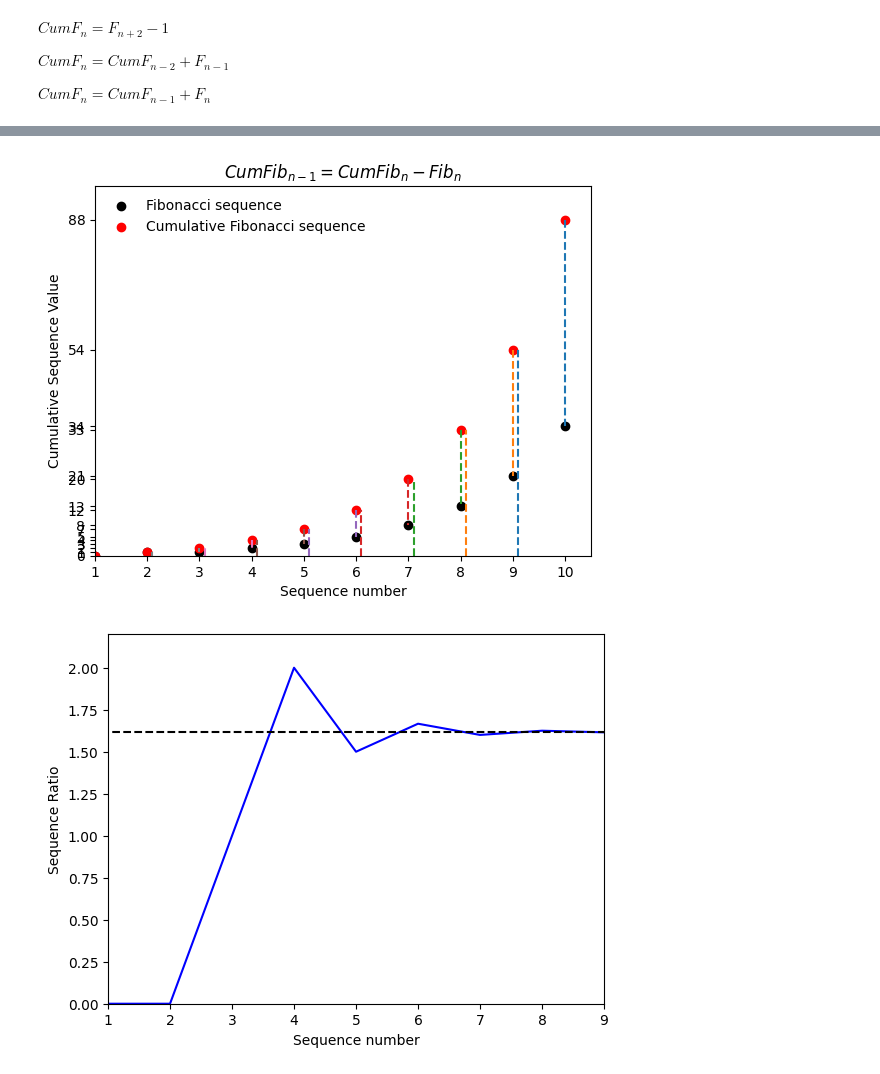
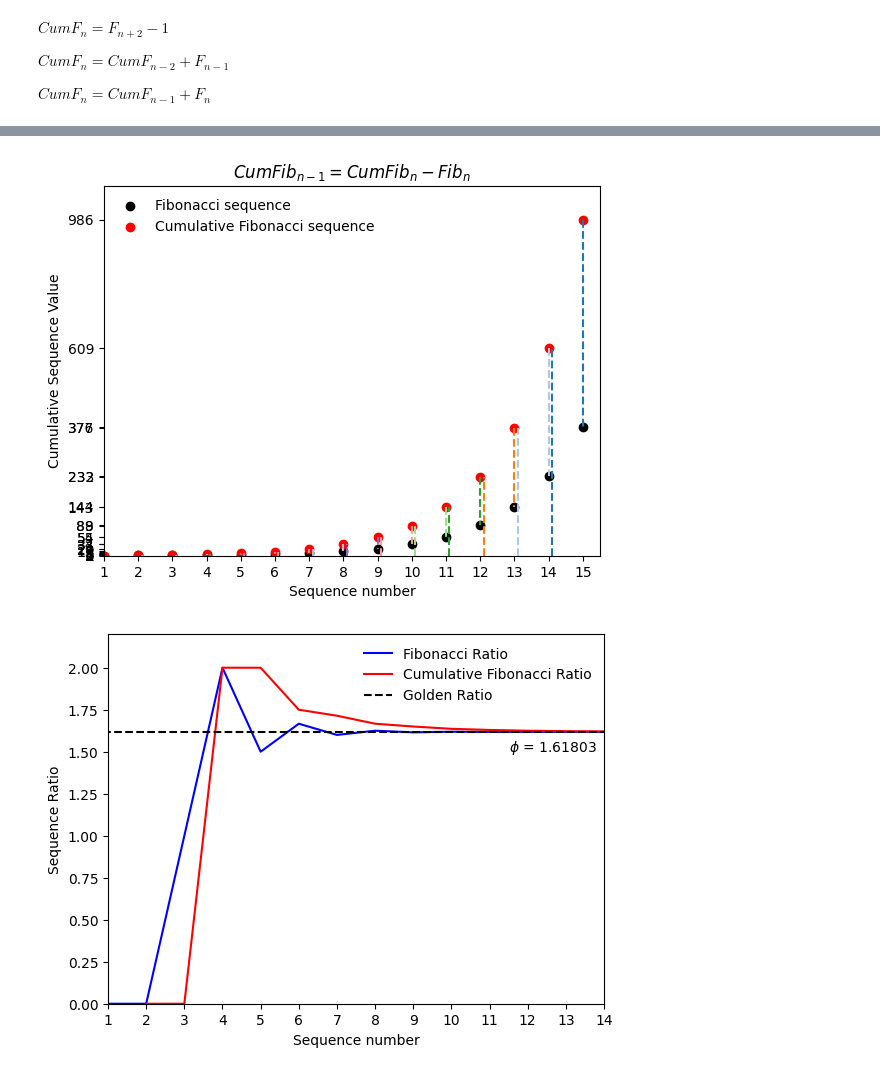
Before and after one commit to willc127/Fibonacci, a Jupyter notebook: Fibonacci.ipynb, the cells around one changed output, grey strips where cells are left out. Drawn from its saved outputs; the diff is of its cells as text; code cells hidden in the pictures.

```diff
--- a/Fibonacci.ipynb
+++ b/Fibonacci.ipynb
@@ -19,7 +19,7 @@ def fibonacci(n):
     return fib, ratio
 # %%
 # Example usage
-n = 10
+n = 15
 fib, ratio = fibonacci(n)
 cumfib = np.array(np.cumsum(fib), dtype=int)
 print('Cumulative Fibonacci sequence: ', np.array(cumfib))
@@ -119,7 +119,7 @@ plt.ylim(0,fib[n]+(cumfib[n-1]-fib[n])*n)
 # %%
 def generate_color_list(n):
     # Usar o colormap para obter uma lista de n cores
-    cmap = plt.cm.get_cmap('tab10_r', n)
+    cmap = plt.cm.get_cmap('tab20_r', n)
     color_list = [cmap(i) for i in range(n)]
     return color_list
 # %%
@@ -135,7 +135,7 @@ while i < n+1:
     if i == n:
         plt.title("$CumFib_{n-1} =CumFib_n - Fib_{n}$")
 
-plt.axis([1, 10.5, 0, max(cumfib[1:])*1.1])
+plt.axis([1, len(N)+0.5, 0, max(cumfib[1:])*1.1])
 plt.xticks(np.arange(1, n+2, 1))
 plt.yticks(np.unique(np.concatenate((fib, cumfib))))
 plt.xlabel('Sequence number')
@@ -143,17 +143,24 @@ plt.ylabel('Cumulative Sequence Value')
 plt.legend(loc='upper left', frameon = False)
 plt.show()
 # %% [output]
-[figure, old version]
+[figure, new version]
 # %%
 # Plotting Fibonacci ratio
 plt.figure(4)
-plt.plot(N, ratio, '-b')
+cumratio = np.zeros(n)
+for i in range(2, n):
+    cumratio[i] = cumfib[i] / cumfib[i-1]
+
+plt.plot(N, ratio, '-b', label = 'Fibonacci Ratio')
+plt.plot(N[1:], cumratio, '-r', label = 'Cumulative Fibonacci Ratio')
 phi = float(GoldenRatio)
 plt.hlines(xmin = 0, xmax = n, y = phi, linestyles='dashed', color = 'black', label = 'Golden Ratio')
+plt.text(11.5, phi*0.93, "$\phi$ = " + str(f"{phi:.5f}"))
 plt.axis([1, n, 0, max(ratio[1:])*1.1])
 plt.xticks(np.arange(1, n+1, 1))
 plt.xlabel('Sequence number')
 plt.ylabel('Sequence Ratio')
+plt.legend(loc='best', frameon = False)
 plt.show()
 # %% [output]
-[figure, old version]
+[figure, new version]
```
Also changed, not shown: parts of 5 cells of this notebook.
